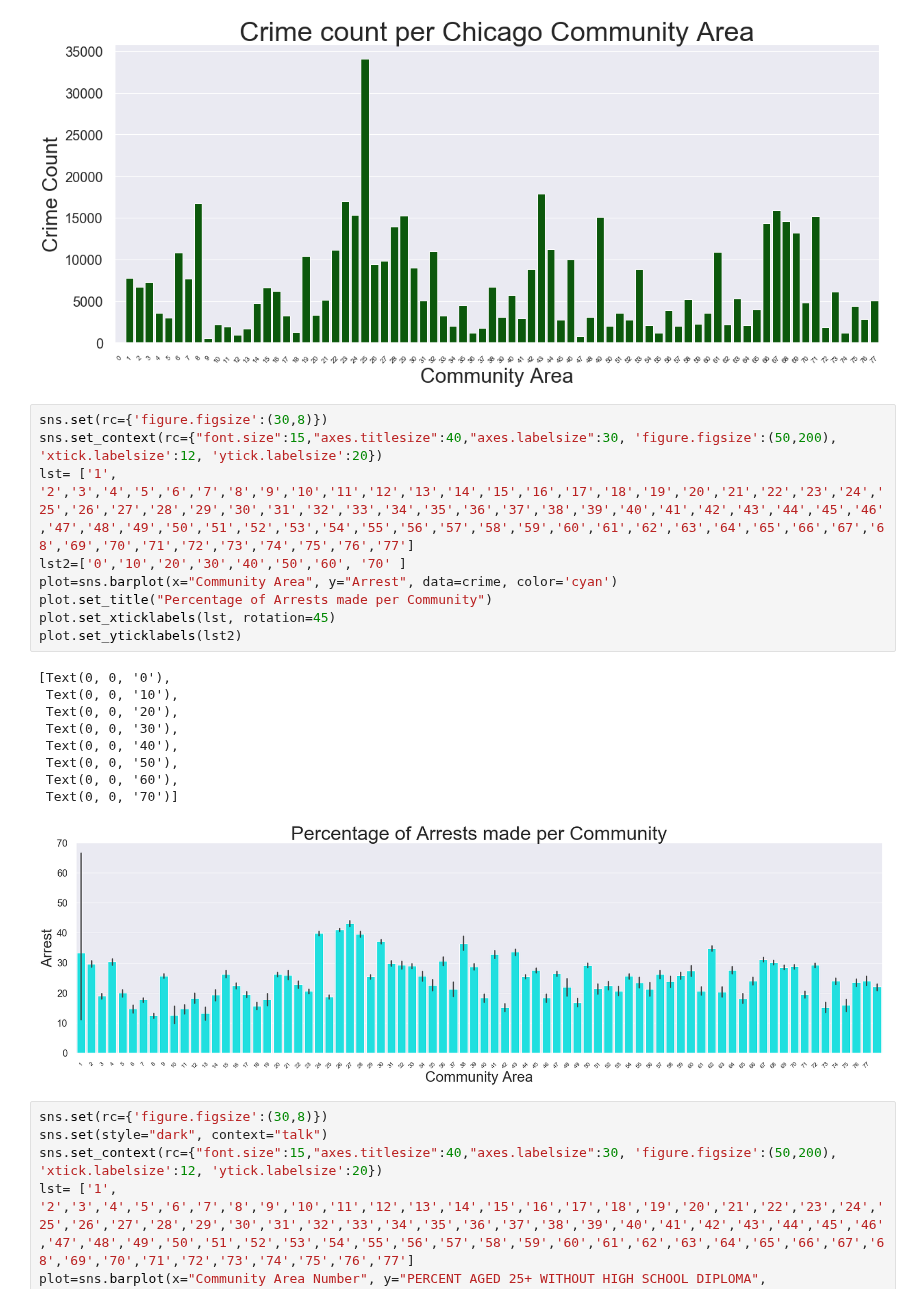
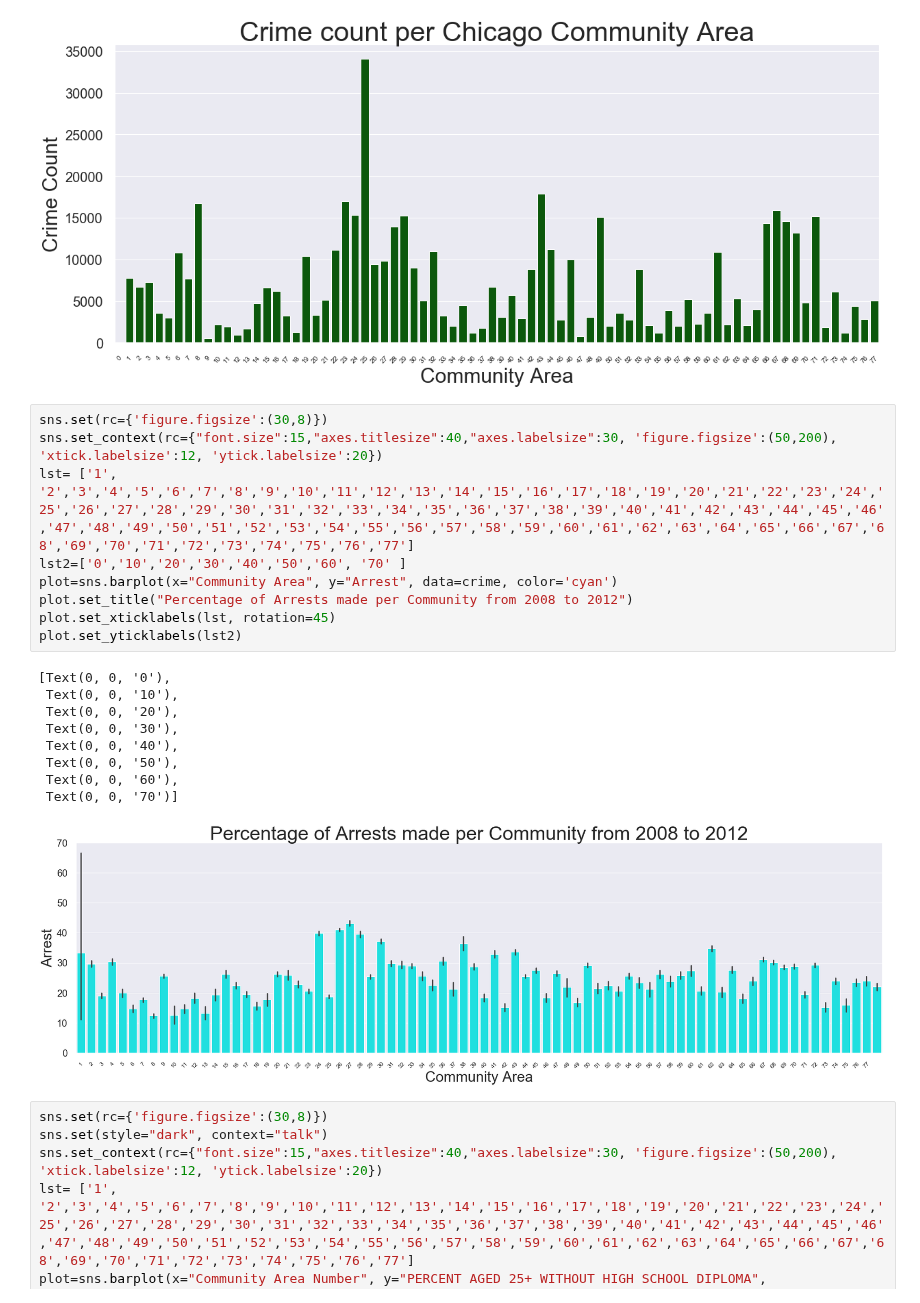
Before and after one commit to edgeslab/CS418-Project, a Jupyter notebook: 418_Project.ipynb, the cells around one changed output. Saved outputs shown, nothing was run; the diff lists cells and outputs as text.

```diff
--- a/418_Project.ipynb
+++ b/418_Project.ipynb
@@ -154,22 +159,22 @@ plot.set_xticklabels(lst, rotation=45)
 # %%
 sns.set(rc={'figure.figsize':(30,8)})
 sns.set_context(rc={"font.size":15,"axes.titlesize":40,"axes.labelsize":30, 'figure.figsize':(50,200), 'xtick.labelsize':12, 'ytick.labelsize':20})
 lst= ['1', '2','3','4','5','6','7','8','9','10','11','12','13','14','15','16','17','18','19','20','21','22','23','24','25','26','27','28','29','30','31','32','33','34','35','36','37','38','39','40','41','42','43','44','45','46','47','48','49','50','51','52','53','54','55','56','57','58','59','60','61','62','63','64','65','66','67','68','69','70','71','72','73','74','75','76','77']
 lst2=['0','10','20','30','40','50','60', '70' ]
 plot=sns.barplot(x="Community Area", y="Arrest", data=crime, color='cyan')
-plot.set_title("Percentage of Arrests made per Community")
+plot.set_title("Percentage of Arrests made per Community from 2008 to 2012")
 plot.set_xticklabels(lst, rotation=45)
 plot.set_yticklabels(lst2)
 # %% [output]
 [Text(0, 0, '0'),
  Text(0, 0, '10'),
  Text(0, 0, '20'),
  Text(0, 0, '30'),
  Text(0, 0, '40'),
  Text(0, 0, '50'),
  Text(0, 0, '60'),
  Text(0, 0, '70')]
-[figure, old version]
+[figure, new version]
 # %%
 sns.set(rc={'figure.figsize':(30,8)})
 sns.set(style="dark", context="talk")
```
Also changed, not shown: parts of 2 cells of this notebook.
